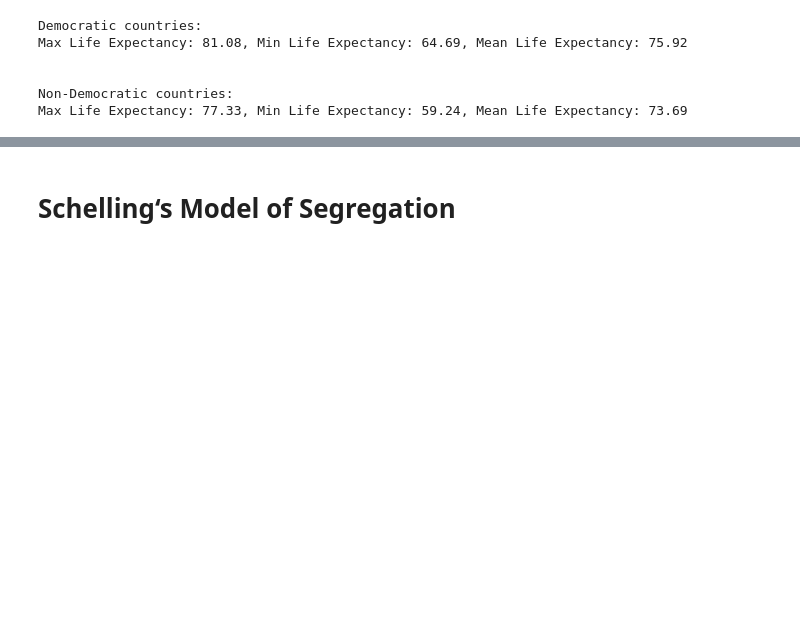
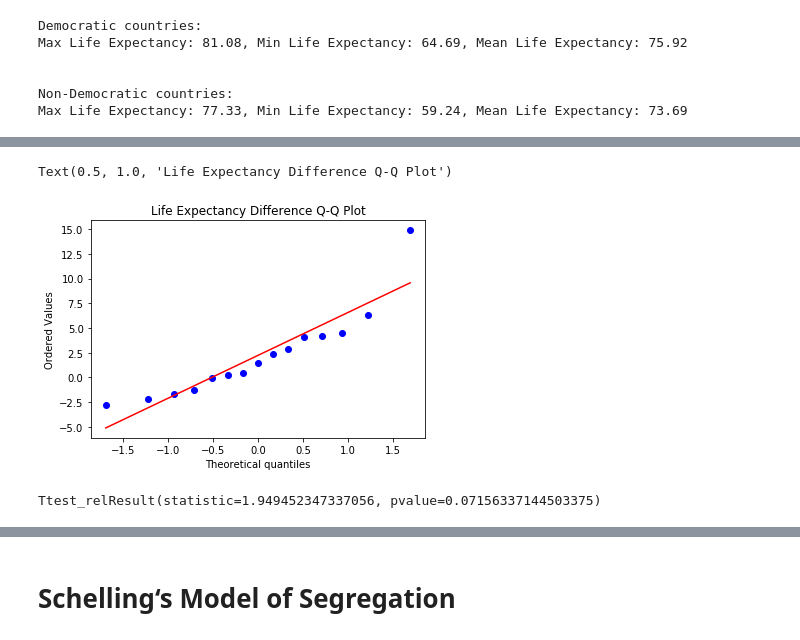
Before and after one commit to m8ins/SDS, a Jupyter notebook: home_assignment_2_tasks.ipynb, the cells around one changed output, grey strips where cells are left out. Drawn from its saved outputs; the diff is of its cells as text; code cells hidden in the pictures; blank space fills up the shorter version.

Commit message:
Finished the t-tests and initial discussion of the findings

```diff
--- a/home_assignment_2_tasks.ipynb
+++ b/home_assignment_2_tasks.ipynb
@@ -235,0 +270,13 @@ Max Life Expectancy: 77.33, Min Life Expectancy: 59.24, Mean Life Expectancy: 73
+# %%
+stats.probplot(df_life_exps['difference'], plot= plt)
+plt.title('Life Expectancy Difference Q-Q Plot')
+# %% [output]
+Text(0.5, 1.0, 'Life Expectancy Difference Q-Q Plot')
+[figure, added]
+# %%
+# paired sampled t-Test to determine whether the differences between the life exp of the countries
+# are statistically significant or not
+
+stats.ttest_rel(df_life_exps['Democratic'], df_life_exps['Non-Democratic'])
+# %% [output]
+Ttest_relResult(statistic=1.949452347337056, pvalue=0.07156337144503375)
```
Also changed, not shown: parts of 12 cells of this notebook.
